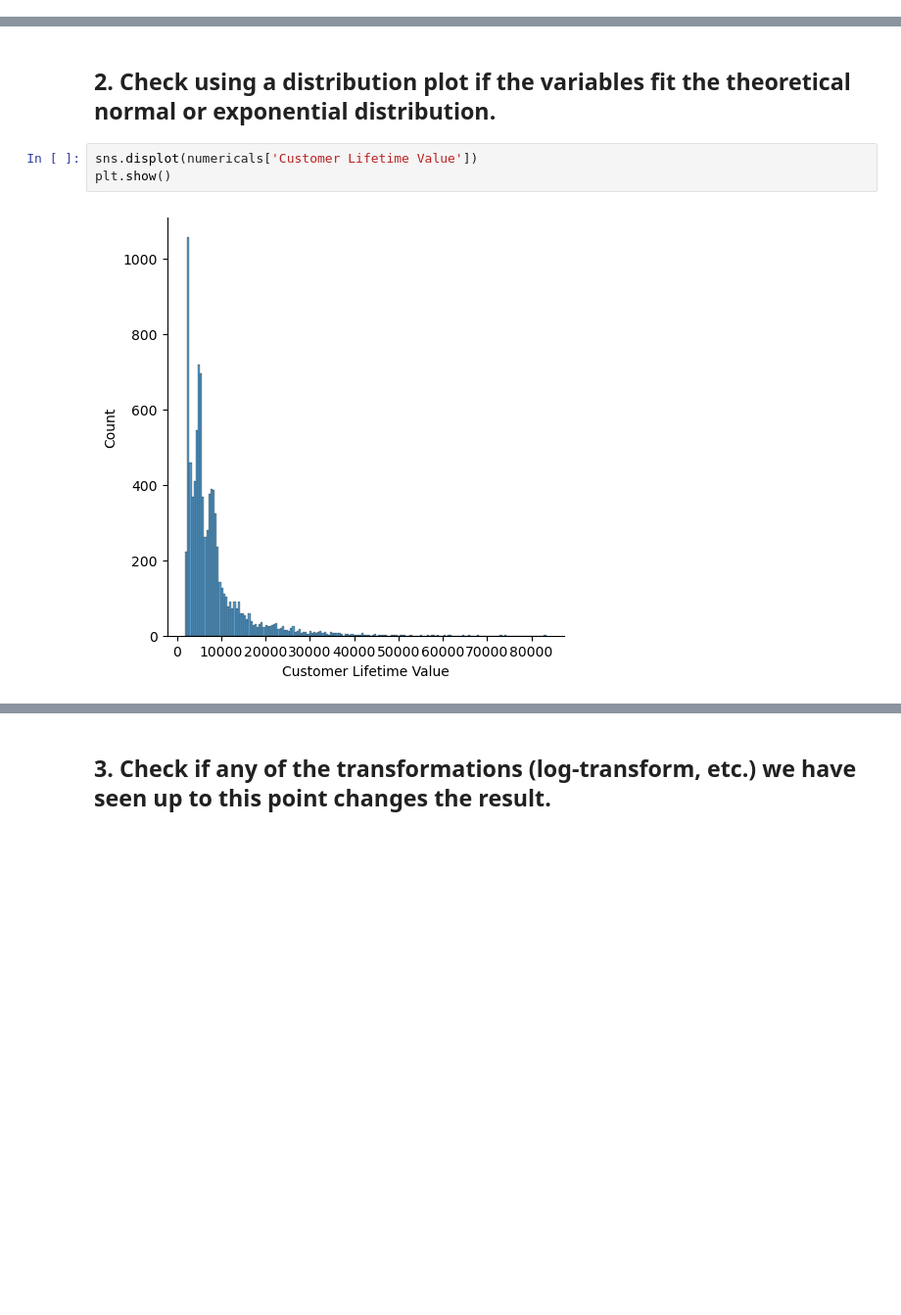
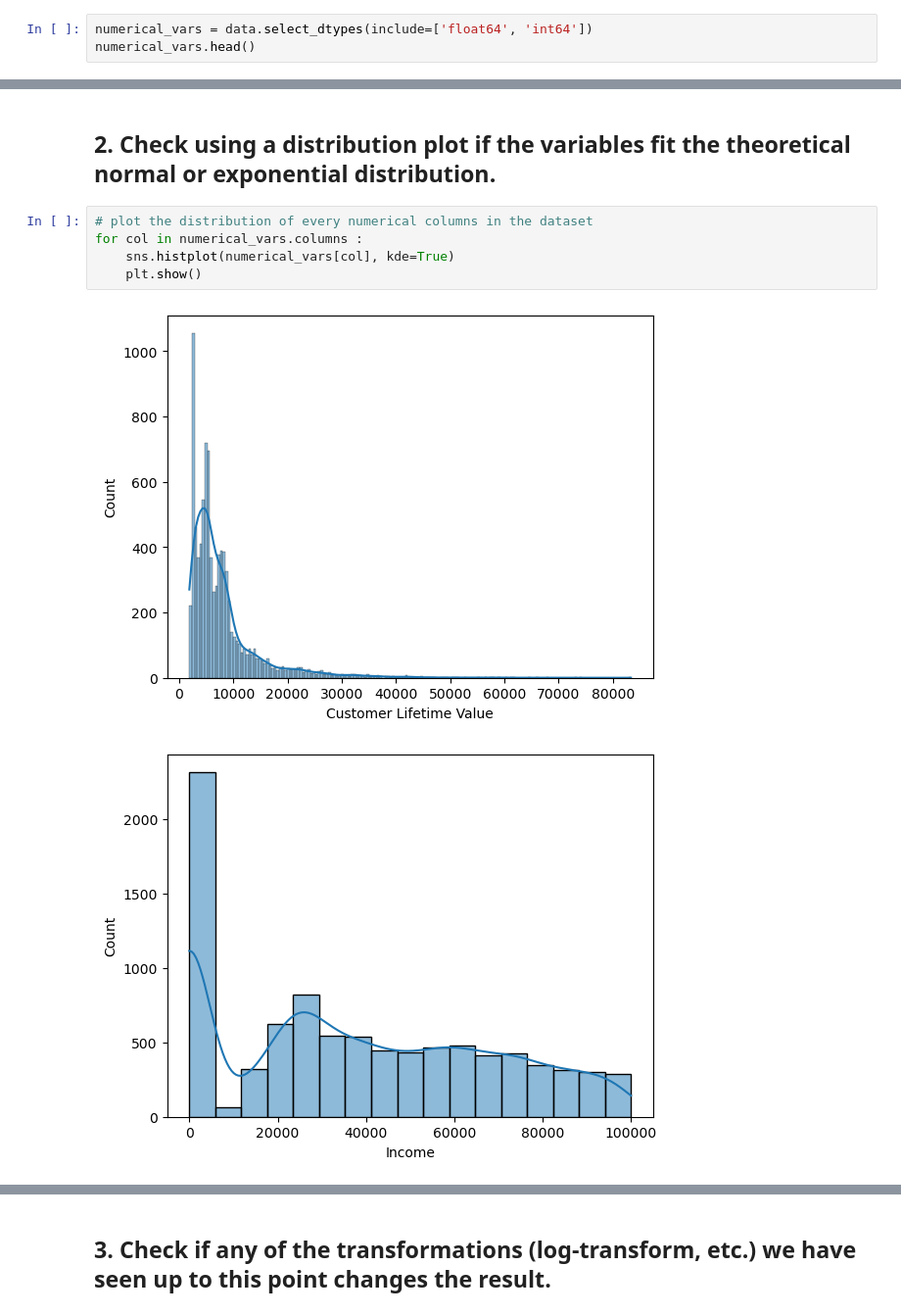
Before and after one commit to vascotreis/lab-random-variable-distributions, a Jupyter notebook: Random Variabel distribution.ipynb, the cells around one changed output, grey strips where cells are left out. Shown at 98% size. Saved outputs shown, nothing was run; the diff lists cells and outputs as text; blank space fills up the shorter version.

```diff
--- a/Random Variabel distribution.ipynb
+++ b/Random Variabel distribution.ipynb
@@ -32,0 +25,3 @@ numericals.head()
+# %%
+numerical_vars = data.select_dtypes(include=['float64', 'int64'])
+numerical_vars.head()
@@ -33,7 +35,10 @@ numericals.head()
 # %% [markdown]
 ## 2. Check using a distribution plot if the variables fit the theoretical normal or exponential distribution.
 # %%
-sns.displot(numericals['Customer Lifetime Value'])
-plt.show()
+# plot the distribution of every numerical columns in the dataset
+for col in numerical_vars.columns :
+    sns.histplot(numerical_vars[col], kde=True)
+    plt.show()
 # %% [output]
-[figure, old version]
+[figure, new version]
+[figure, added]
```
Also changed, not shown: parts of 12 cells of this notebook, 2 other files.
